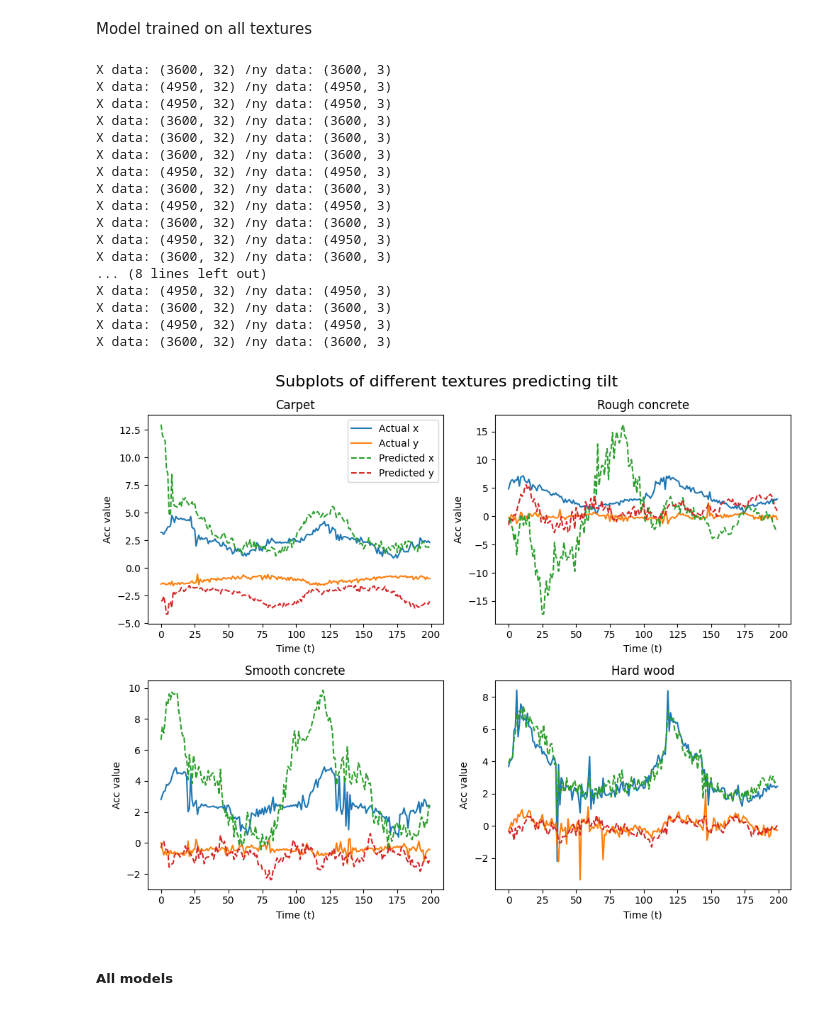
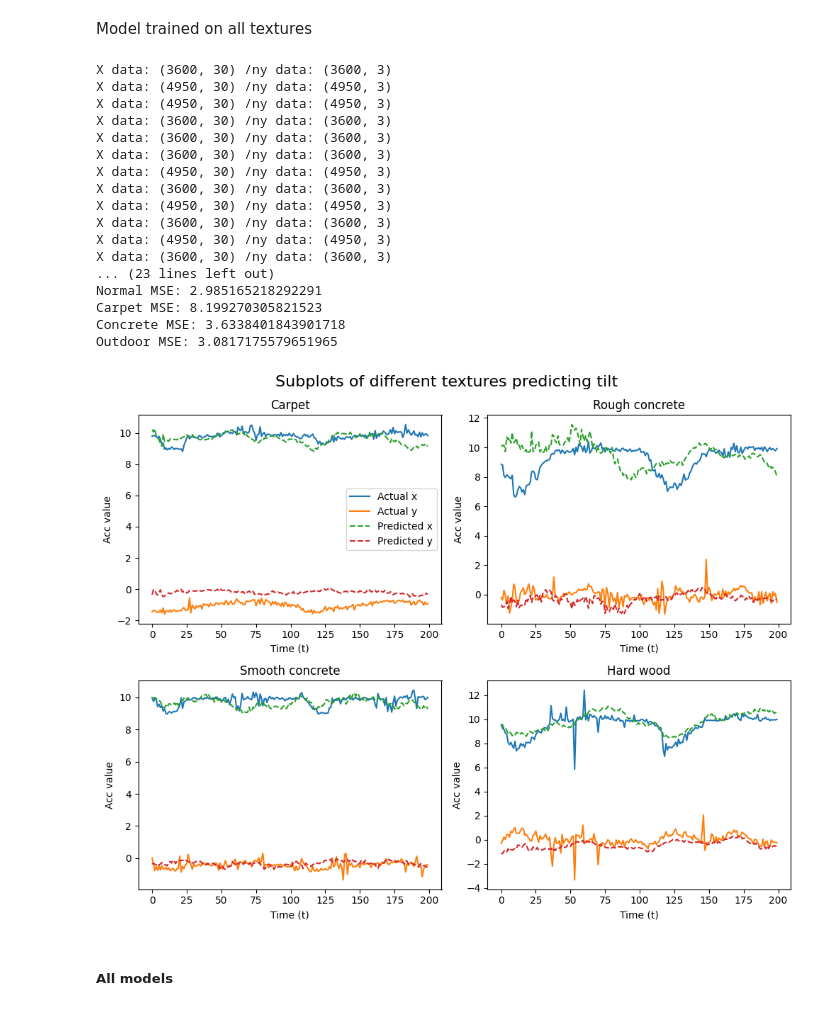
Before and after one commit to shepai/TactileSensor, a Jupyter notebook: Code/Data collection/robot/excel.ipynb, the cells around one changed output. Cells and saved outputs as stored; diff of their text form; code cells hidden in the pictures.

```diff
--- a/Code/Data collection/robot/excel.ipynb
+++ b/Code/Data collection/robot/excel.ipynb
@@ -445,46 +517,51 @@ X data: (3600, 32) /ny data: (3600, 3)
 # %% [markdown]
 Model trained on all textures
 # %%
-X,y=genDataSet(True,True)
+X,y=genDataSet(False,True)
 t=100
 X_,y_=gen_temporal_data(X,y,t)
 X_train, X_test, Y_train, Y_test = train_test_split(X_, y_, test_size=0.2, random_state=42)
 # Create a Ridge Regression model
 alpha = 1.0  # Ridge regularization parameter (adjust as needed)
-uber_model = Ridge(alpha=alpha)
+normal_model = Ridge(alpha=alpha)
 #ridge_model = LinearRegression(positive=True)
 # Fit the model to the training data
-uber_model.fit(X_train, Y_train)
+normal_model.fit(X_train, Y_train)
 # Make predictions on the test data
-Y_pred = uber_model.predict(X_test)
+Y_pred = normal_model.predict(X_test)
 # Calculate Mean Squared Error (MSE) to evaluate the model
 mse_norm = mean_squared_error(Y_test, Y_pred)
-y,yp=getMSEPreds("wood_d1_raw_L.csv","wood_d1_raw_R.csv",normal_model,t)
-yt,ypt=getMSEPreds("carpet_d1.1_raw_L.csv","carpet_d1.1_raw_R.csv",normal_model,t)
-yc,ypc=getMSEPreds("RoughRock_d3_raw_L.csv","RoughRock_d3_raw_R.csv",normal_model,t)
-yo,ypo=getMSEPreds("concrete_d2_raw_L.csv","concrete_d2_raw_R.csv",normal_model,t)
+y,yp=getMSEPreds("wood_d1_raw_L.csv","wood_d1_raw_R.csv",normal_model,0,t)
+yt,ypt=getMSEPreds("carpet_d1.1_raw_L.csv","carpet_d1.1_raw_R.csv",normal_model,0,t)
+yc,ypc=getMSEPreds("RoughRock_d3_raw_L.csv","RoughRock_d3_raw_R.csv",normal_model,0,t)
+yo,ypo=getMSEPreds("concrete_d2_raw_L.csv","concrete_d2_raw_R.csv",normal_model,0,t)
+
+mse_texture=getMSEData("carpet_d1.1_raw_L.csv","carpet_d1.1_raw_R.csv",normal_model,0,t)
+mse_concrete=getMSEData("concrete_d2_raw_L.csv","concrete_d2_raw_R.csv",normal_model,0,t)
+mse_outdoor=getMSEData("RoughRock_d3_raw_L.csv","RoughRock_d3_raw_R.csv",normal_model,0,t)
+print("****************************\nNormal MSE:",mse_norm,"\nCarpet MSE:",mse_texture,"\nConcrete MSE:",mse_concrete,"\nOutdoor MSE:",mse_outdoor)
 # %% [output]
-X data: (3600, 32) /ny data: (3600, 3)
-X data: (4950, 32) /ny data: (4950, 3)
-X data: (4950, 32) /ny data: (4950, 3)
-X data: (3600, 32) /ny data: (3600, 3)
-X data: (3600, 32) /ny data: (3600, 3)
-X data: (3600, 32) /ny data: (3600, 3)
-X data: (4950, 32) /ny data: (4950, 3)
-X data: (3600, 32) /ny data: (3600, 3)
-X data: (4950, 32) /ny data: (4950, 3)
-X data: (3600, 32) /ny data: (3600, 3)
-X data: (4950, 32) /ny data: (4950, 3)
-X data: (3600, 32) /ny data: (3600, 3)
-... (8 lines left out)
-X data: (4950, 32) /ny data: (4950, 3)
-X data: (3600, 32) /ny data: (3600, 3)
-X data: (4950, 32) /ny data: (4950, 3)
-X data: (3600, 32) /ny data: (3600, 3)
+X data: (3600, 30) /ny data: (3600, 3)
+X data: (4950, 30) /ny data: (4950, 3)
+X data: (4950, 30) /ny data: (4950, 3)
+X data: (3600, 30) /ny data: (3600, 3)
+X data: (3600, 30) /ny data: (3600, 3)
+X data: (3600, 30) /ny data: (3600, 3)
+X data: (4950, 30) /ny data: (4950, 3)
+X data: (3600, 30) /ny data: (3600, 3)
+X data: (4950, 30) /ny data: (4950, 3)
+X data: (3600, 30) /ny data: (3600, 3)
+X data: (4950, 30) /ny data: (4950, 3)
+X data: (3600, 30) /ny data: (3600, 3)
+... (23 lines left out)
+Normal MSE: 2.985165218292291
+Carpet MSE: 8.199270305821523
+Concrete MSE: 3.6338401843901718
+Outdoor MSE: 3.0817175579651965
 # %%
 # Creating subplots
 fig, axs = plt.subplots(2, 2, figsize=(10, 8))
-axis=[1,2]
+axis=[0,2]
 start=100
 show=300
 # Plotting each set of x and y data on separate subplots
@@ -494,34 +571,34 @@ axs[0, 0].set_title('Carpet')
 axs[0, 0].legend()
 axs[0, 0].set_xlabel('Time (t)')
 axs[0, 0].set_ylabel('Acc value')
 
 axs[0, 1].plot(yc[start:show,axis])
 axs[0, 1].plot(ypc[start:show,axis],"--")
 axs[0, 1].set_title('Rough concrete')
 axs[0, 1].set_xlabel('Time (t)')
 axs[0, 1].set_ylabel('Acc value')
 
 axs[1, 0].plot(yo[start:show,axis])
 axs[1, 0].plot(ypo[start:show,axis],"--")
 axs[1, 0].set_title('Smooth concrete')
 axs[1, 0].set_xlabel('Time (t)')
 axs[1, 0].set_ylabel('Acc value')
 
 axs[1, 1].plot(y[start:show,axis])
 axs[1, 1].plot(yp[start:show,axis],"--")
 axs[1, 1].set_title('Hard wood')
 axs[1, 1].set_xlabel('Time (t)')
 axs[1, 1].set_ylabel('Acc value')
 
 # Adding a central title
 plt.suptitle('Subplots of different textures predicting tilt', fontsize=16)
 
 plt.tight_layout()
 
 # Displaying the plots
 plt.show()
 # %% [output]
-[figure, old version]
+[figure, new version]
 # %% [markdown]
 ##### All models
 # %%
```
Also changed, not shown: parts of 26 cells of this notebook.
